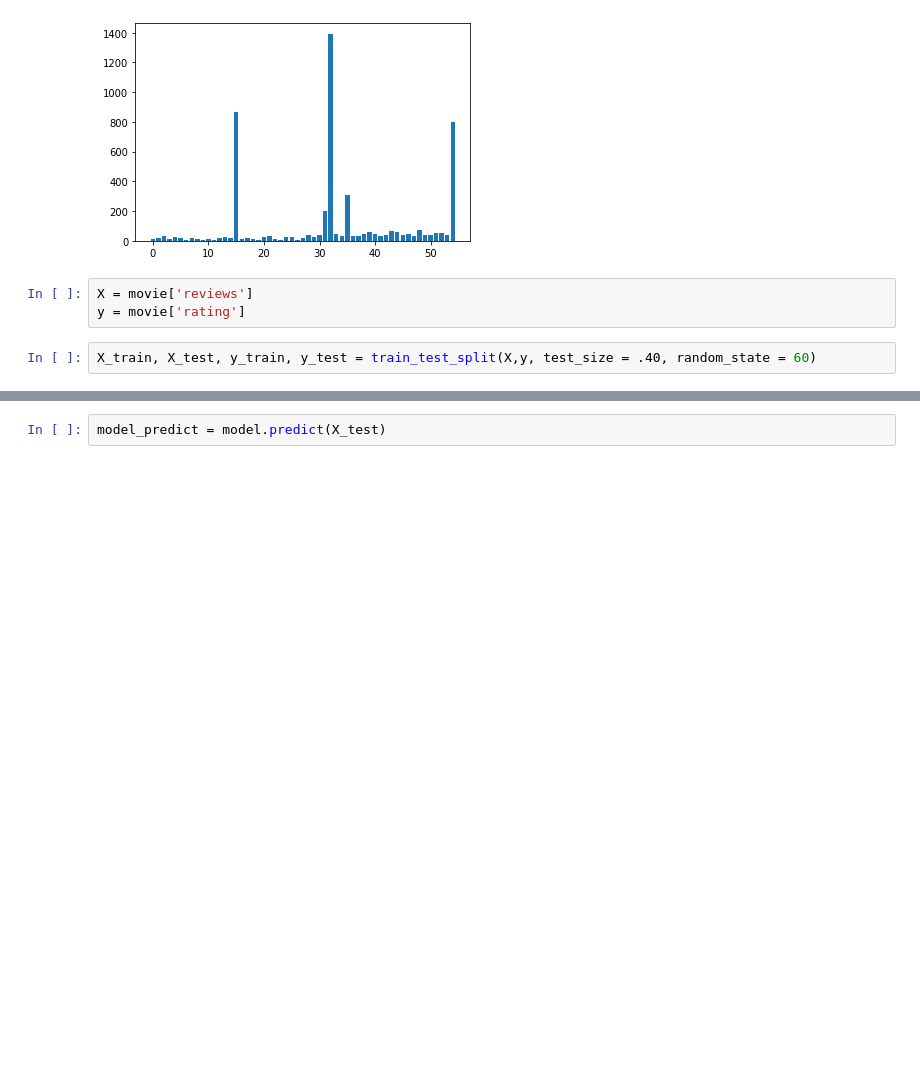
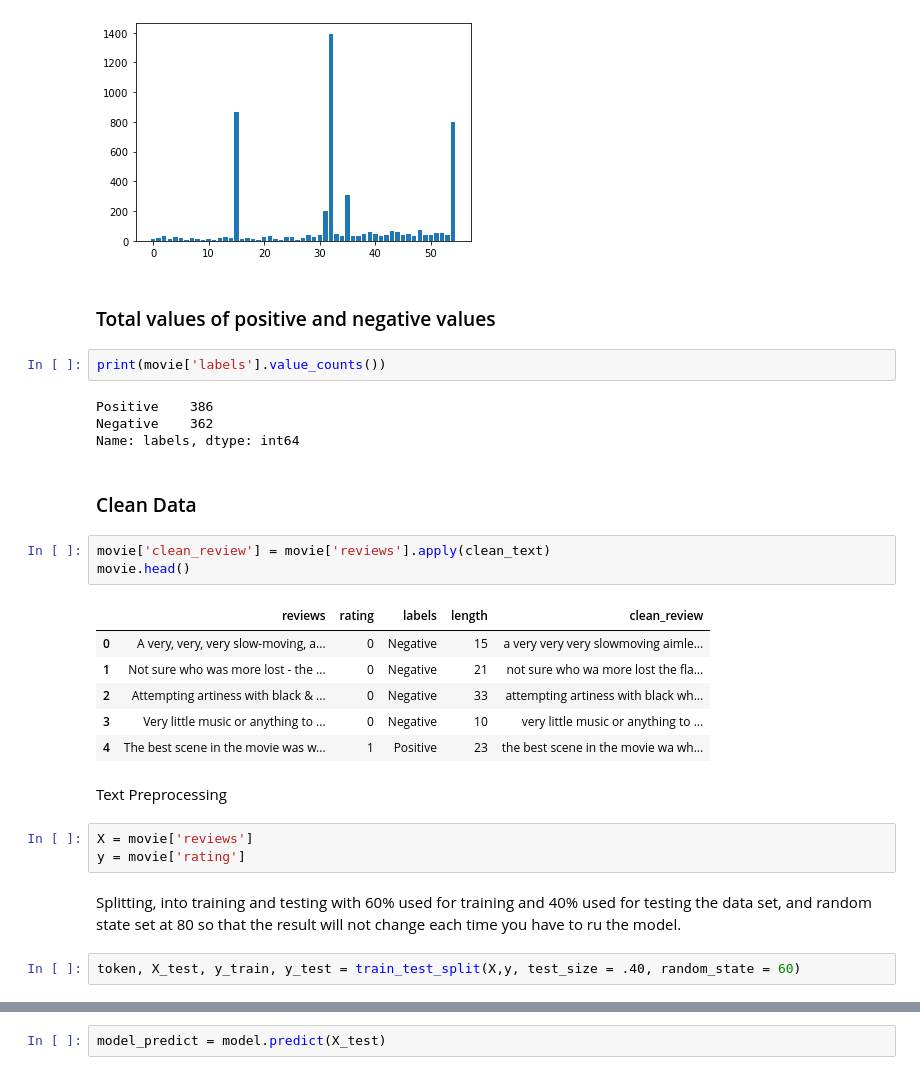
Before and after one commit to cisco00/Sentimental-Analysis-on-threat, a Jupyter notebook: ComplementNB.ipynb, the cells around one changed output, grey strips where cells are left out. Cells and saved outputs as stored; diff of their text form; blank space fills up the shorter version.

```diff
--- a/ComplementNB.ipynb
+++ b/ComplementNB.ipynb
@@ -84,9 +104,33 @@ plt.bar(np.arange(len(unique_lengths)), unique_lengths)
 # %% [output]
 <BarContainer object of 55 artists>
 [figure]
+# %% [markdown]
+### Total values of positive and negative values
+# %%
+print(movie['labels'].value_counts())
+# %% [output]
+Positive    386
+Negative    362
+Name: labels, dtype: int64
+# %% [markdown]
+### Clean Data
+# %%
+movie['clean_review'] = movie['reviews'].apply(clean_text)
+movie.head()
+# %% [output]
+|  | reviews | rating | labels | length | clean_review |
+| 0 | A very, very, very slow-moving, a... | 0 | Negative | 15 | a very very very slowmoving aimle... |
+| 1 | Not sure who was more lost - the ... | 0 | Negative | 21 | not sure who wa more lost the fla... |
+| 2 | Attempting artiness with black & ... | 0 | Negative | 33 | attempting artiness with black wh... |
+| 3 | Very little music or anything to ... | 0 | Negative | 10 | very little music or anything to ... |
+| 4 | The best scene in the movie was w... | 1 | Positive | 23 | the best scene in the movie wa wh... |
+# %% [markdown]
+Text Preprocessing
 # %%
 X = movie['reviews']
 y = movie['rating']
+# %% [markdown]
+Splitting, into training and testing with 60% used for training and 40% used for testing the data set, and random state set at 80 so that the result will not change each time you have to ru the model.
 # %%
-X_train, X_test, y_train, y_test = train_test_split(X,y, test_size = .40, random_state = 60)
+token, X_test, y_train, y_test = train_test_split(X,y, test_size = .40, random_state = 60)
 # %%
```
Also changed, not shown: parts of 25 cells of this notebook, 6 other files.
